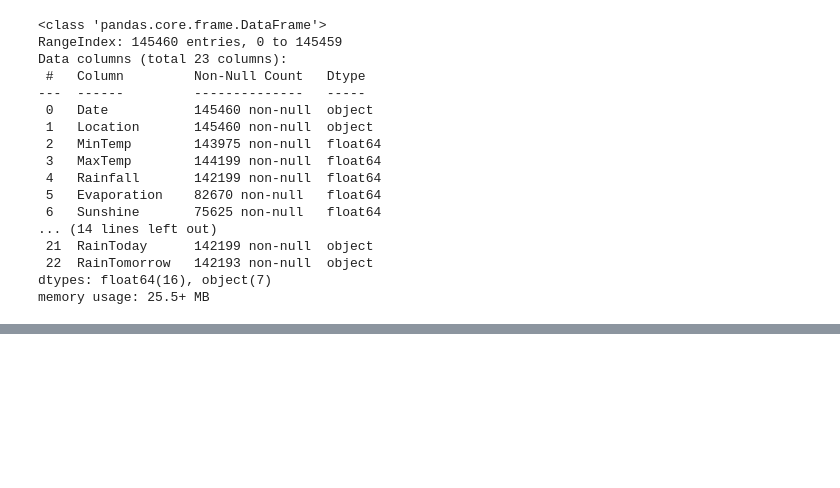
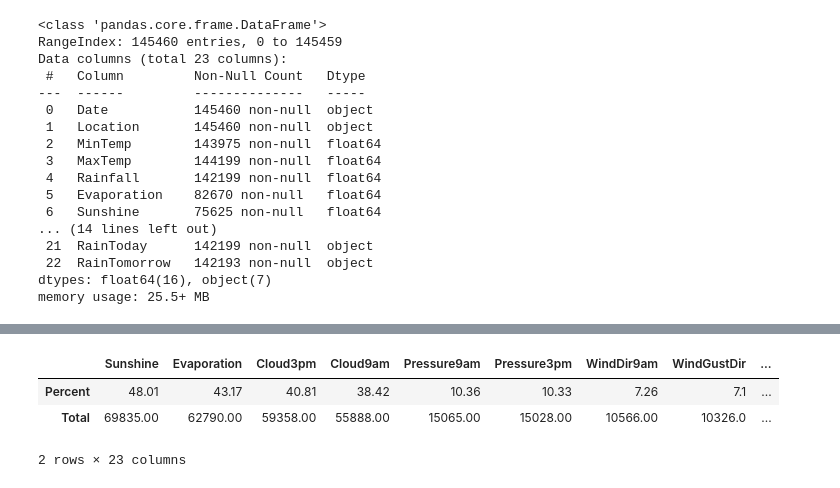
Before and after one commit to zielinskim04/IntroductionToMachineLearning, a Jupyter notebook: projekt_1.ipynb, the cells around one changed output, grey strips where cells are left out. Saved outputs shown, nothing was run; the diff lists cells and outputs as text; code cells hidden in the pictures; blank space fills up the shorter version.

```diff
--- a/projekt_1.ipynb
+++ b/projekt_1.ipynb
@@ -73,0 +69,7 @@ array(['Albury', 'BadgerysCreek', 'Cobar', 'CoffsHarbour', 'Moree',
+# %%
+#Function for missing
+def missing(dataframe):
+    total = dataframe.isnull().sum()
+    percent = round(dataframe.isnull().sum()/len(df)*100, 2)
+    missing = pd.concat([percent,total], axis=1, keys=['Percent','Total']).sort_values(by = ['Percent'], ascending = False).T
+    return missing
@@ -73,0 +84,7 @@ array(['Albury', 'BadgerysCreek', 'Cobar', 'CoffsHarbour', 'Moree',
+# %%
+missing(df)
+# %% [output]
+|  | Sunshine | Evaporation | Cloud3pm | Cloud9am | Pressure9am | Pressure3pm | WindDir9am | WindGustDir | ... |
+| Percent | 48.01 | 43.17 | 40.81 | 38.42 | 10.36 | 10.33 | 7.26 | 7.1 | ... |
+| Total | 69835.00 | 62790.00 | 59358.00 | 55888.00 | 15065.00 | 15028.00 | 10566.00 | 10326.0 | ... |
+2 rows × 23 columns
```
Also changed, not shown: parts of 8 cells of this notebook.
